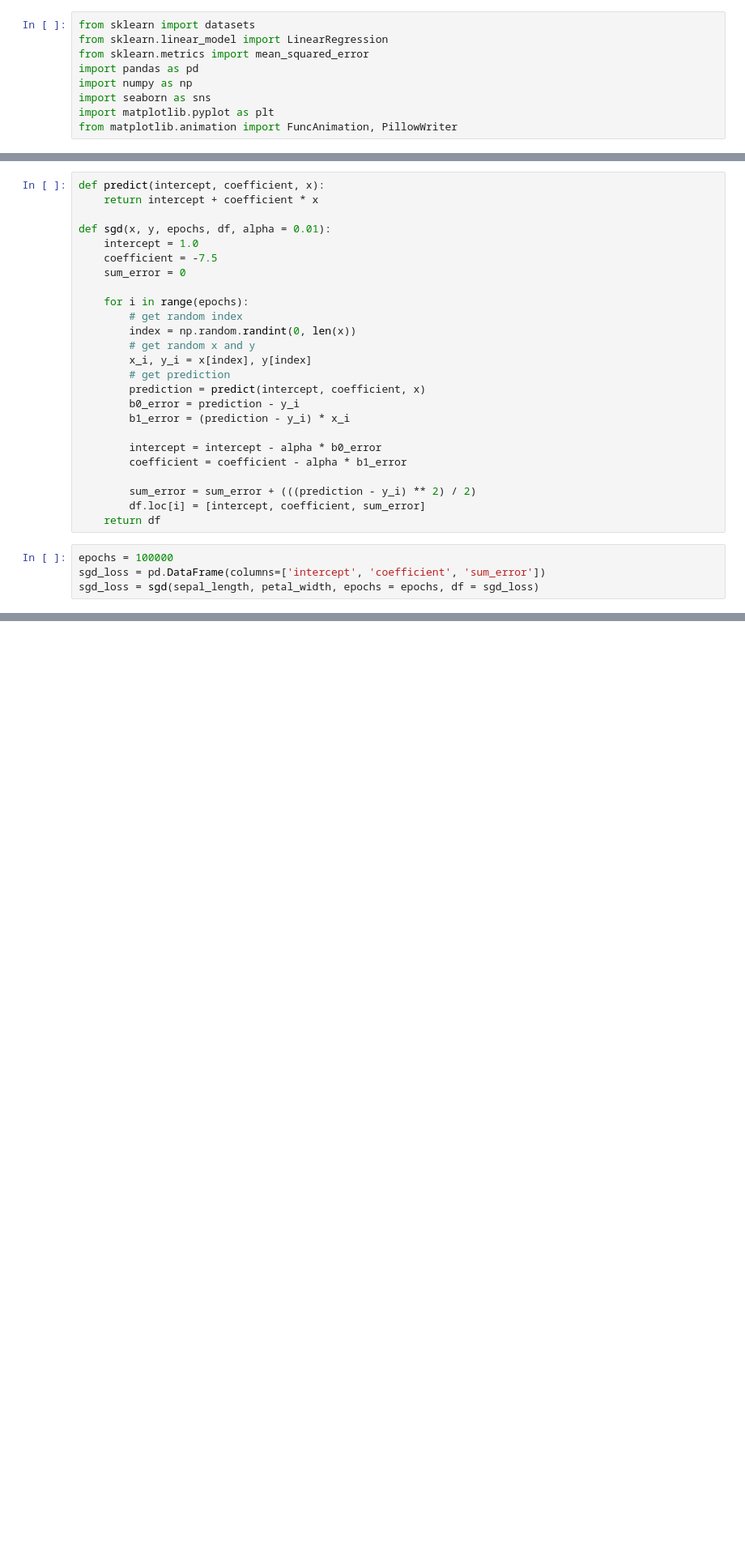
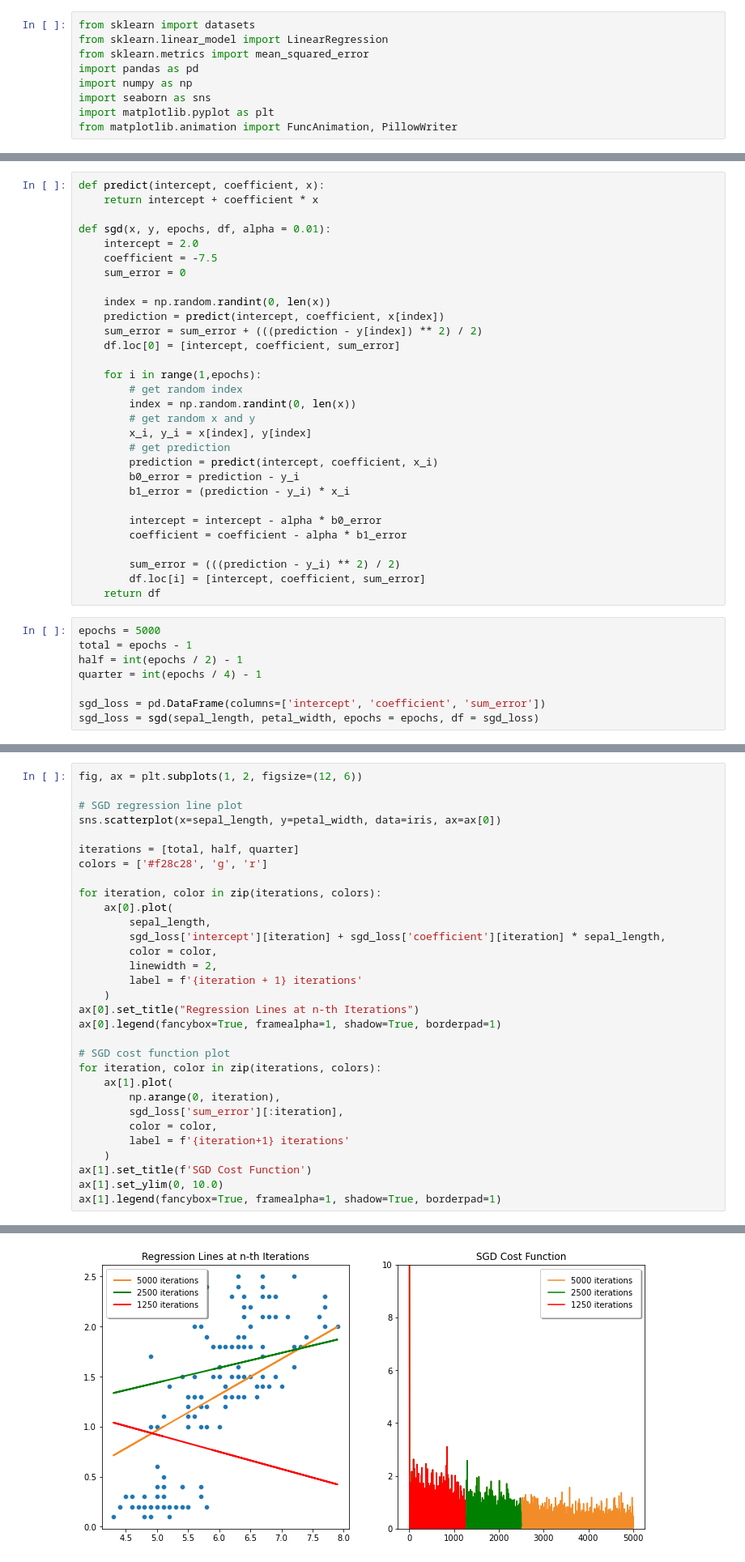
Before and after one commit to bsraya/optimization-algorithms, a Jupyter notebook: sgd.ipynb, the cells around one changed output, grey strips where cells are left out. Shown at 81% size. Drawn from its saved outputs; the diff is of its cells as text; blank space fills up the shorter version.

```diff
--- a/sgd.ipynb
+++ b/sgd.ipynb
@@ -29,27 +29,36 @@ def predict(intercept, coefficient, x):
     return intercept + coefficient * x
 
 def sgd(x, y, epochs, df, alpha = 0.01):
-    intercept = 1.0
+    intercept = 2.0
     coefficient = -7.5
     sum_error = 0
 
-    for i in range(epochs):
+    index = np.random.randint(0, len(x))
+    prediction = predict(intercept, coefficient, x[index])
+    sum_error = sum_error + (((prediction - y[index]) ** 2) / 2)
+    df.loc[0] = [intercept, coefficient, sum_error]
+
+    for i in range(1,epochs):
         # get random index
         index = np.random.randint(0, len(x))
         # get random x and y
         x_i, y_i = x[index], y[index]
         # get prediction
-        prediction = predict(intercept, coefficient, x)
+        prediction = predict(intercept, coefficient, x_i)
         b0_error = prediction - y_i
         b1_error = (prediction - y_i) * x_i
 
         intercept = intercept - alpha * b0_error
         coefficient = coefficient - alpha * b1_error
 
-        sum_error = sum_error + (((prediction - y_i) ** 2) / 2)
+        sum_error = (((prediction - y_i) ** 2) / 2)
         df.loc[i] = [intercept, coefficient, sum_error]
     return df
 # %%
-epochs = 100000
+epochs = 5000
+total = epochs - 1
+half = int(epochs / 2) - 1
+quarter = int(epochs / 4) - 1
+
 sgd_loss = pd.DataFrame(columns=['intercept', 'coefficient', 'sum_error'])
 sgd_loss = sgd(sepal_length, petal_width, epochs = epochs, df = sgd_loss)
@@ -100,0 +65,32 @@ plt.legend(fancybox=True, framealpha=1, shadow=True, borderpad=1)
+# %%
+fig, ax = plt.subplots(1, 2, figsize=(12, 6))
+
+# SGD regression line plot
+sns.scatterplot(x=sepal_length, y=petal_width, data=iris, ax=ax[0])
+
+iterations = [total, half, quarter]
+colors = ['#f28c28', 'g', 'r']
+
+for iteration, color in zip(iterations, colors):
+    ax[0].plot(
+        sepal_length,
+        sgd_loss['intercept'][iteration] + sgd_loss['coefficient'][iteration] * sepal_length,
+        color = color,
+        linewidth = 2,
+        label = f'{iteration + 1} iterations'
+    )
+ax[0].set_title("Regression Lines at n-th Iterations")
+ax[0].legend(fancybox=True, framealpha=1, shadow=True, borderpad=1)
+
+# SGD cost function plot
+for iteration, color in zip(iterations, colors):
+    ax[1].plot(
+        np.arange(0, iteration),
+        sgd_loss['sum_error'][:iteration],
+        color = color,
+        label = f'{iteration+1} iterations'
+    )
+ax[1].set_title(f'SGD Cost Function')
+ax[1].set_ylim(0, 10.0)
+ax[1].legend(fancybox=True, framealpha=1, shadow=True, borderpad=1)
+# %% [output]
@@ -100,0 +98 @@ plt.legend(fancybox=True, framealpha=1, shadow=True, borderpad=1)
+[figure, added]
```
Also changed, not shown: parts of 5 cells of this notebook.
